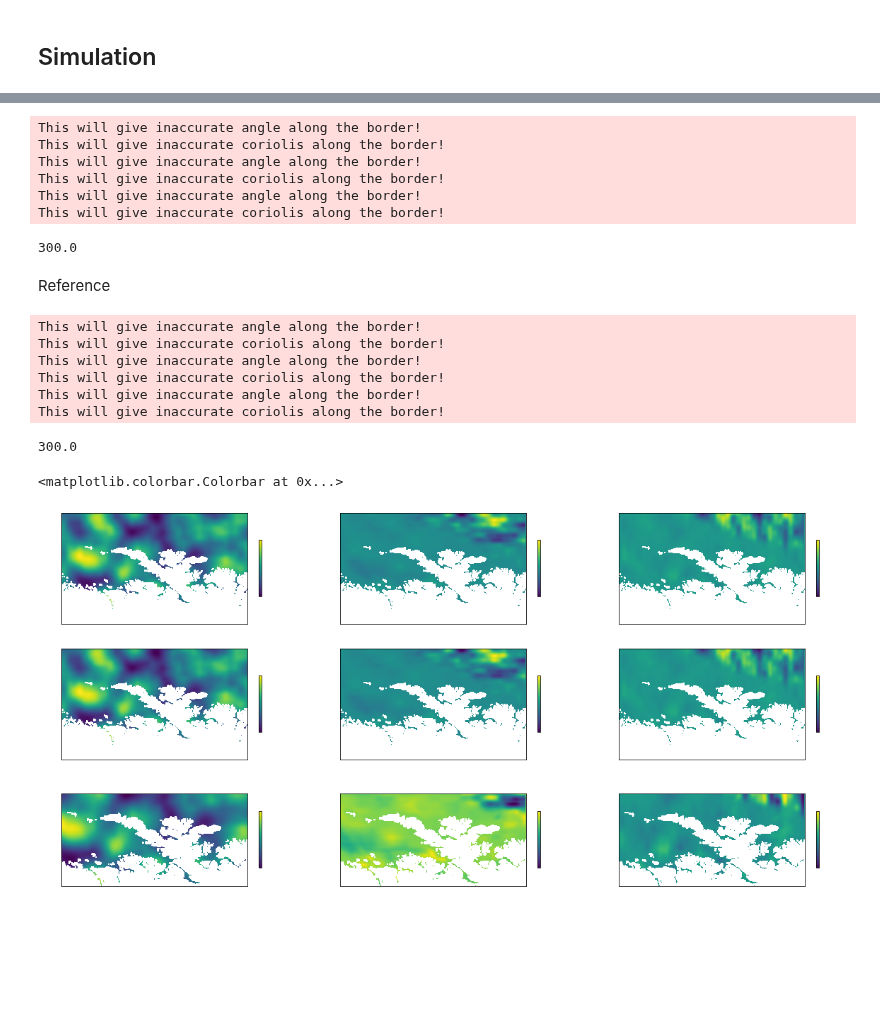
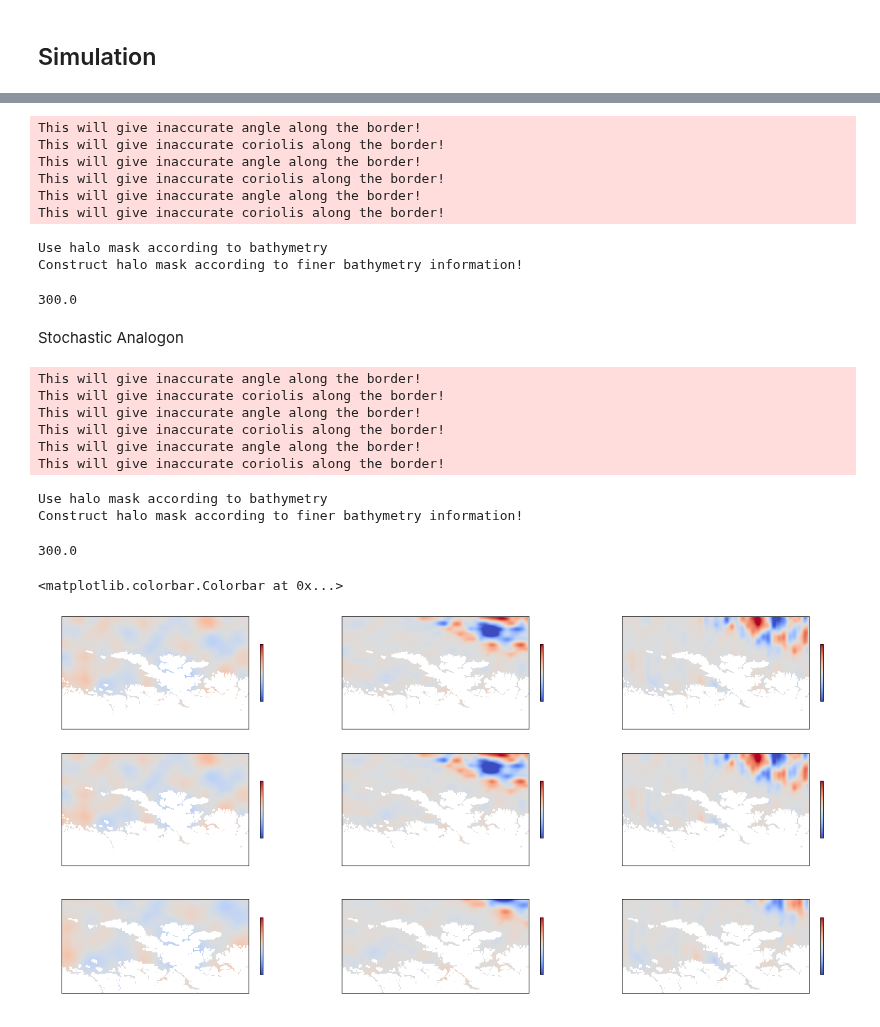
Before and after one commit to sintefmath/multilevelDA, a Jupyter notebook: notebooks/MultiResSimPair.ipynb, the cells around one changed output, grey strips where cells are left out. Saved outputs shown, nothing was run; the diff lists cells and outputs as text; code cells hidden in the pictures; blank space fills up the shorter version.

```diff
--- a/notebooks/MultiResSimPair.ipynb
+++ b/notebooks/MultiResSimPair.ipynb
@@ -53,6 +54,12 @@ sim_args = {
     "write_netcdf":False,
     "model_time_step": 60
      }
+# %%
+pert_args = {
+    "small_scale_perturbation" : True,
+    "small_scale_perturbation_interpolation_factor" : 21,
+    "small_scale_perturbation_amplitude" : 0.00025
+}
 # %% [markdown]
 ## Simulation
 # %%
@@ -66,7 +75,7 @@ sim.give_birth(gpu_ctx_refined, loc, scale)
 
 slave = CDKLM16.CDKLM16(slave_gpu_ctx, **sim_args, **data_args)
 
-sim_pair = CDKLM16pair.CDKLM16pair(sim, slave, small_scale_model_error=True, interpolation_factor=21)
+sim_pair = CDKLM16pair.CDKLM16pair(sim, slave, **pert_args)
 # %% [output]
 This will give inaccurate angle along the border!
 This will give inaccurate coriolis along the border!
@@ -74,6 +83,8 @@ This will give inaccurate angle along the border!
 This will give inaccurate coriolis along the border!
 This will give inaccurate angle along the border!
 This will give inaccurate coriolis along the border!
+Use halo mask according to bathymetry
+Construct halo mask according to finer bathymetry information!
 # %%
 sim_pair.step(300)
 # %% [output]
@@ -83,15 +94,15 @@ eta0, hu0, hv0 = sim_pair.sim.download()
 eta1, hu1, hv1 = sim_pair.sim.children[0].download()
 
 slave_eta, slave_hu, slave_hv = sim_pair.slave_sim.download()
-# %% [markdown]
-Reference
+# %% [markdown]
+Stochastic Analogon
 # %%
 sim = CDKLM16.CDKLM16(gpu_ctx, **sim_args, **data_args)
 sim.give_birth(gpu_ctx_refined, loc, scale)
 
 slave = CDKLM16.CDKLM16(slave_gpu_ctx, **sim_args, **data_args)
 
-sim_pair = CDKLM16pair.CDKLM16pair(sim, slave, small_scale_model_error=True, interpolation_factor=21)
+sim_pair = CDKLM16pair.CDKLM16pair(sim, slave, **pert_args)
 # %% [output]
 This will give inaccurate angle along the border!
 This will give inaccurate coriolis along the border!
@@ -99,6 +110,8 @@ This will give inaccurate angle along the border!
 This will give inaccurate coriolis along the border!
 This will give inaccurate angle along the border!
 This will give inaccurate coriolis along the border!
+Use halo mask according to bathymetry
+Construct halo mask according to finer bathymetry information!
 # %%
 sim_pair.step(300, apply_stochastic_term=True)
 # %% [output]
@@ -109,34 +122,36 @@ eta1R, hu1R, hv1R = sim_pair.sim.children[0].download()
 
 slave_etaR, slave_huR, slave_hvR = sim_pair.slave_sim.download()
 # %%
+plt.rcParams["image.cmap"] = "coolwarm"
+
 fig, axs = plt.subplots(3,3, figsize=(20,10))
 
-im = axs[0,0].imshow(eta0R - eta0, origin="lower")
+im = axs[0,0].imshow(eta0R - eta0, vmin=-0.005, vmax=0.005)
 plt.colorbar(im, ax=axs[0,0], shrink=0.5)
 
-im = axs[0,1].imshow(hu0R - hu0, origin="lower")
+im = axs[0,1].imshow(hu0R - hu0, vmin=-10, vmax=10)
 plt.colorbar(im, ax=axs[0,1], shrink=0.5)
 
-im = axs[0,2].imshow(hv0R - hv0, origin="lower")
+im = axs[0,2].imshow(hv0R - hv0, vmin=-10, vmax=10)
 plt.colorbar(im, ax=axs[0,2], shrink=0.5)
 
-im = axs[1,0].imshow(slave_etaR - slave_eta, origin="lower")
+im = axs[1,0].imshow(slave_etaR - slave_eta, vmin=-0.005, vmax=0.005)
 plt.colorbar(im, ax=axs[1,0], shrink=0.5)
 
-im = axs[1,1].imshow(slave_huR - slave_hu, origin="lower")
+im = axs[1,1].imshow(slave_huR - slave_hu, vmin=-10, vmax=10)
 plt.colorbar(im, ax=axs[1,1], shrink=0.5)
 
-im = axs[1,2].imshow(slave_hvR - slave_hv, origin="lower")
+im = axs[1,2].imshow(slave_hvR - slave_hv, vmin=-10, vmax=10)
 plt.colorbar(im, ax=axs[1,2], shrink=0.5)
 
-im = axs[2,0].imshow(eta1R - eta1, origin="lower")
+im = axs[2,0].imshow(eta1R - eta1, vmin=-0.005, vmax=0.005)
 plt.colorbar(im, ax=axs[2,0], shrink=0.5)
 
-im = axs[2,1].imshow(hu1R - hu1, origin="lower")
+im = axs[2,1].imshow(hu1R - hu1, vmin=-10, vmax=10)
 plt.colorbar(im, ax=axs[2,1], shrink=0.5)
 
-im = axs[2,2].imshow(hv1R - hv1, origin="lower")
+im = axs[2,2].imshow(hv1R - hv1, vmin=-10, vmax=10)
 plt.colorbar(im, ax=axs[2,2], shrink=0.5)
 # %% [output]
 <matplotlib.colorbar.Colorbar at 0x...>
-[figure, old version]
+[figure, new version]
```
Also changed, not shown: parts of 2 cells of this notebook, 1 other file.
